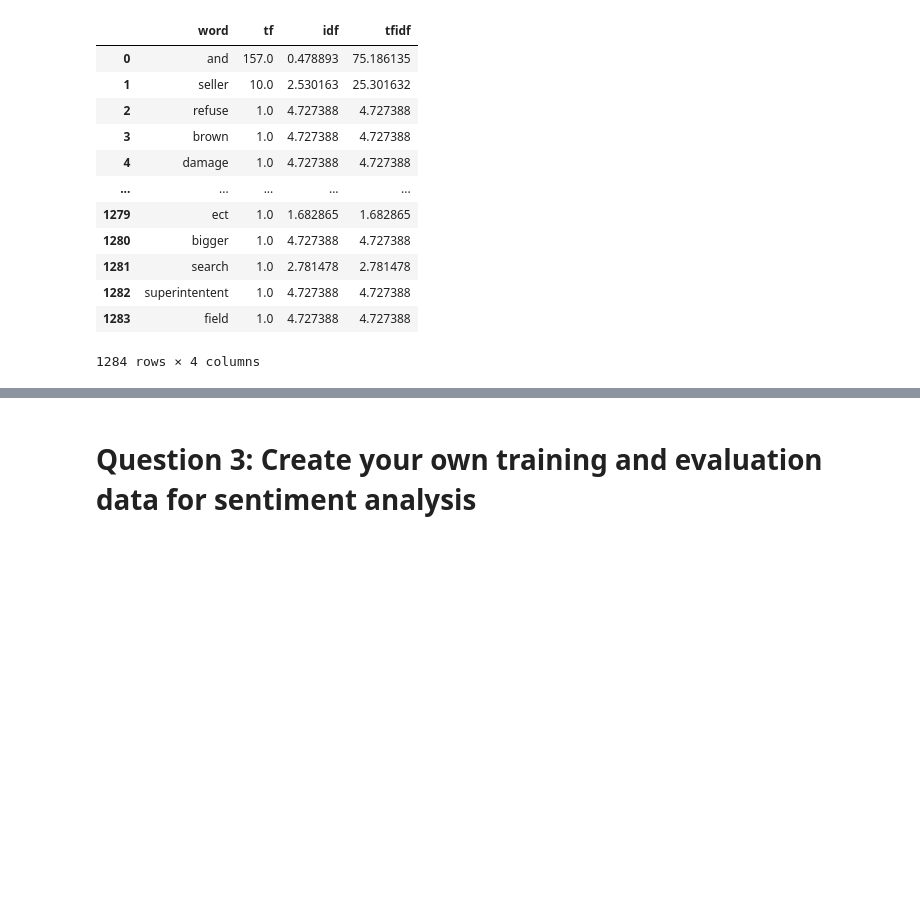
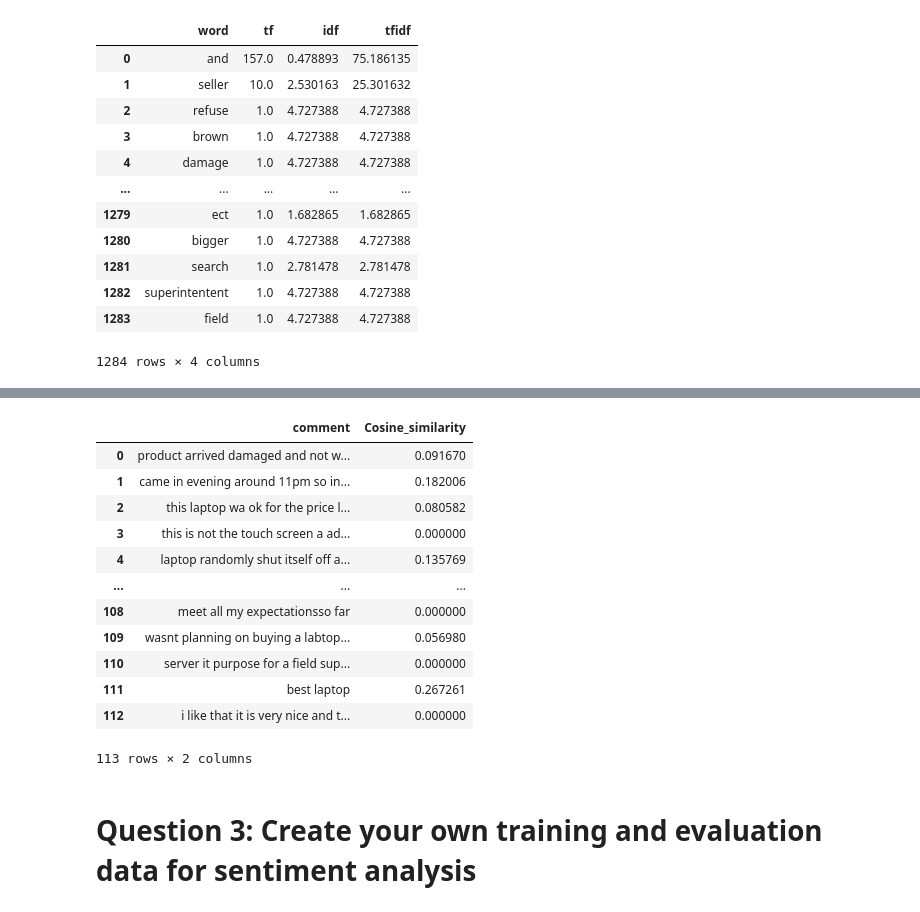
Before and after one commit to betty6you/Jing_INFO5731_Spring2020, a Jupyter notebook: INFO5731_Assignment_Three.ipynb, the cells around one changed output, grey strips where cells are left out. Saved outputs shown, nothing was run; the diff lists cells and outputs as text; code cells hidden in the pictures; blank space fills up the shorter version.

```diff
--- a/INFO5731_Assignment_Three.ipynb
+++ b/INFO5731_Assignment_Three.ipynb
@@ -211,0 +211,31 @@ tf1
+# %%
+#cosine similarity
+from sklearn.feature_extraction.text import CountVectorizer
+from sklearn.feature_extraction.text import TfidfTransformer
+import nltk
+nltk.download('stopwords')
+from nltk.corpus import stopwords
+import numpy as np
+import numpy.linalg as LA
+import pandas as pd
+data=pd.read_csv(r"https://raw.githubusercontent.com/betty6you/Jing_INFO5731_Spring2020/main/AmazonReviewupdated.csv")
+tn_set = data['comment'].values.tolist() #train set
+tt_set = "very good laptop high performance working very fast and smooth " #Query setting
+my_tt_set = [tt_set]
+stopWords = stopwords.words('english')
+vzer = CountVectorizer(stop_words = stopWords)
+
+transformer = TfidfTransformer()
+tnVectorizerArray = vzer.fit_transform(tn_set).toarray()
+ttVectorizerArray = vzer.transform(my_tt_set).toarray()
+cx = lambda a, b : np.inner(a, b)/(LA.norm(a)*LA.norm(b))
+cosine_values = []
+for vector in tnVectorizerArray:
+        for testV in ttVectorizerArray:
+            cosine = cx(vector, testV)
+            cosine_values.append(cosine)
+            filter_result = data.filter(['comment'], axis=1)
+se = pd.Series(cosine_values)
+df_result['Cosine_similarity'] = se.values
+df_result
+# %% [output]
@@ -212,3 +244,16 @@ tf1
+|  | comment | Cosine_similarity |
+| 0 | product arrived damaged and not w... | 0.091670 |
+| 1 | came in evening around 11pm so in... | 0.182006 |
+| 2 | this laptop wa ok for the price l... | 0.080582 |
+| 3 | this is not the touch screen a ad... | 0.000000 |
+| 4 | laptop randomly shut itself off a... | 0.135769 |
+| ... | ... | ... |
+| 108 | meet all my expectationsso far | 0.000000 |
+| 109 | wasnt planning on buying a labtop... | 0.056980 |
+| 110 | server it purpose for a field sup... | 0.000000 |
+| 111 | best laptop | 0.267261 |
+| 112 | i like that it is very nice and t... | 0.000000 |
+113 rows × 2 columns
 # %% [markdown]
 # **Question 3: Create your own training and evaluation data for sentiment analysis**
 # %% [markdown]
```
Also changed, not shown: parts of 3 cells of this notebook.
